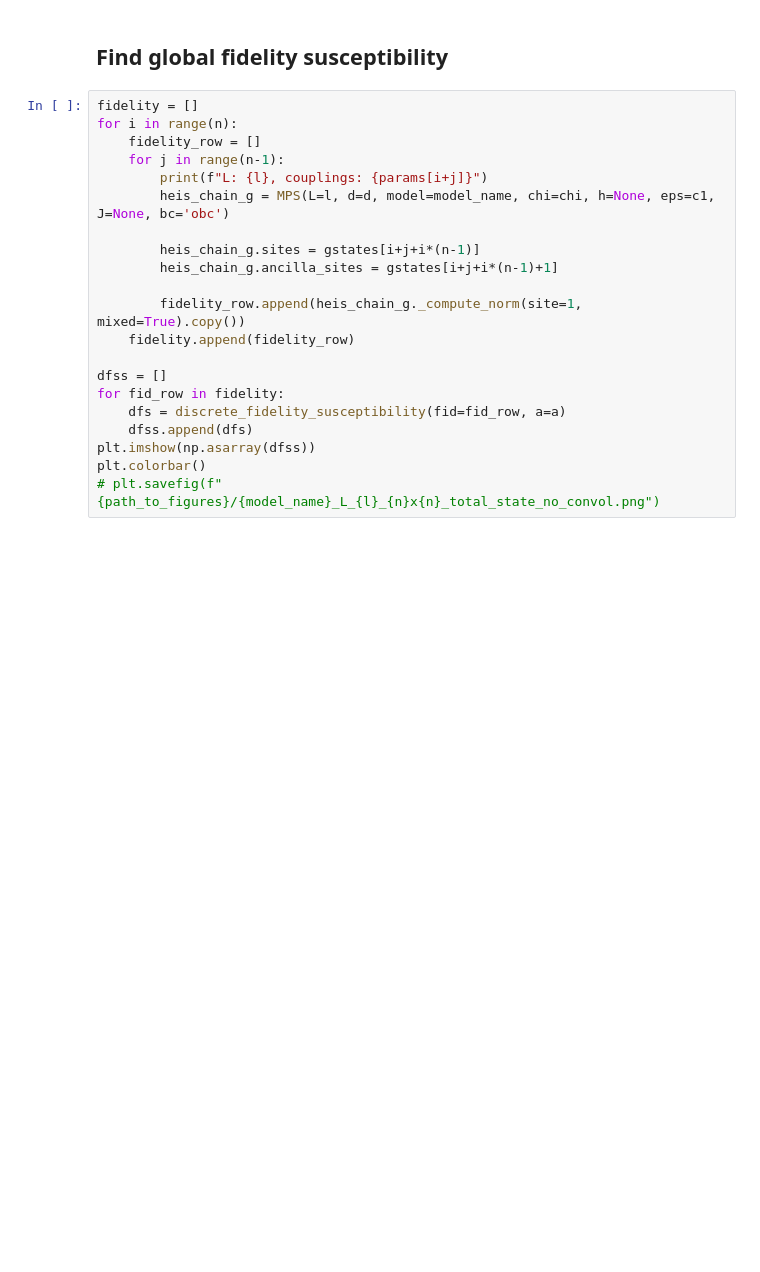
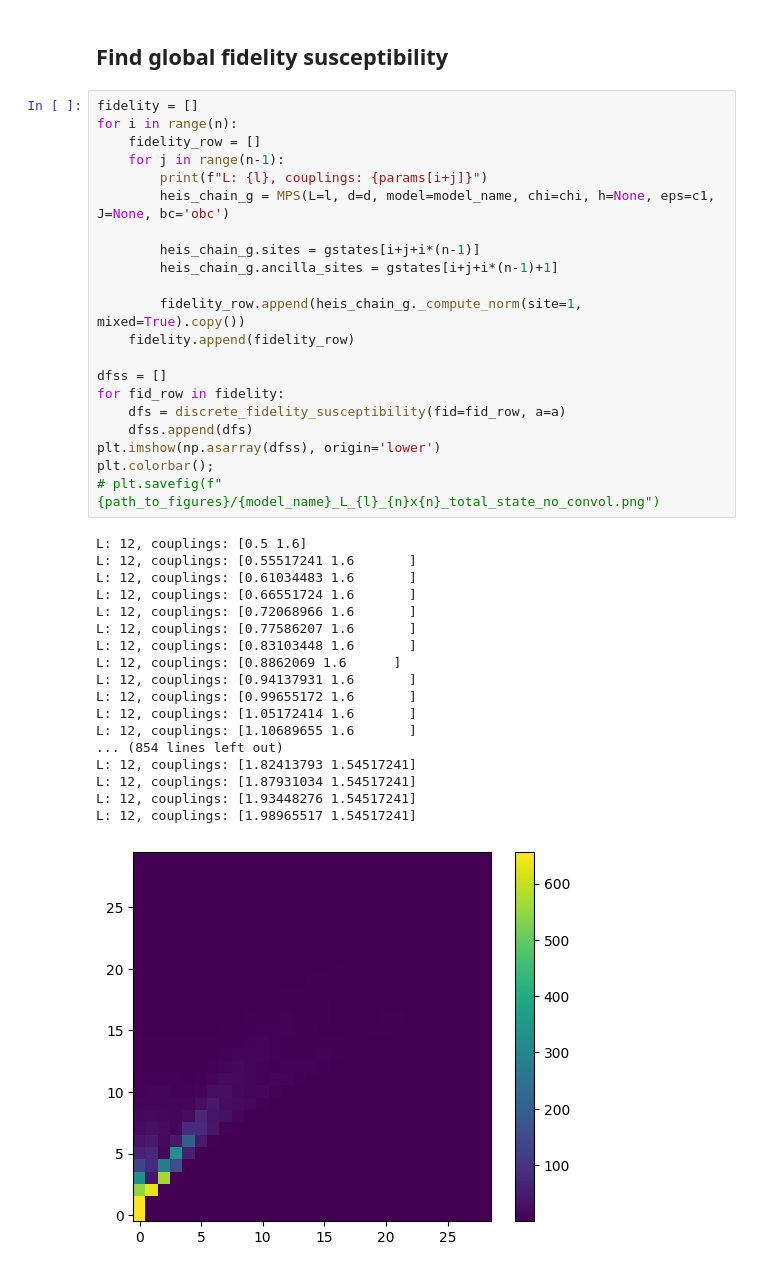
Before and after one commit to Fradm98/qupytex, a Jupyter notebook: src/qphaset/notebooks/final-global-vs-local-fidelity.ipynb, the cells around one changed output. Drawn from its saved outputs; the diff is of its cells as text; blank space fills up the shorter version.

```diff
--- a/src/qphaset/notebooks/final-global-vs-local-fidelity.ipynb
+++ b/src/qphaset/notebooks/final-global-vs-local-fidelity.ipynb
@@ -135,21 +160,40 @@ plt.colorbar()
 # %%
 fidelity = []
 for i in range(n):
     fidelity_row = []
     for j in range(n-1):
         print(f"L: {l}, couplings: {params[i+j]}")
         heis_chain_g = MPS(L=l, d=d, model=model_name, chi=chi, h=None, eps=c1, J=None, bc='obc')
 
         heis_chain_g.sites = gstates[i+j+i*(n-1)]
         heis_chain_g.ancilla_sites = gstates[i+j+i*(n-1)+1]
 
         fidelity_row.append(heis_chain_g._compute_norm(site=1, mixed=True).copy())
     fidelity.append(fidelity_row)
 
 dfss = []
 for fid_row in fidelity:
     dfs = discrete_fidelity_susceptibility(fid=fid_row, a=a)
     dfss.append(dfs)
-plt.imshow(np.asarray(dfss))
-plt.colorbar()
+plt.imshow(np.asarray(dfss), origin='lower')
+plt.colorbar();
 # plt.savefig(f"{path_to_figures}/{model_name}_L_{l}_{n}x{n}_total_state_no_convol.png")
+# %% [output]
+L: 12, couplings: [0.5 1.6]
+L: 12, couplings: [0.55517241 1.6       ]
+L: 12, couplings: [0.61034483 1.6       ]
+L: 12, couplings: [0.66551724 1.6       ]
+L: 12, couplings: [0.72068966 1.6       ]
+L: 12, couplings: [0.77586207 1.6       ]
+L: 12, couplings: [0.83103448 1.6       ]
+L: 12, couplings: [0.8862069 1.6      ]
+L: 12, couplings: [0.94137931 1.6       ]
+L: 12, couplings: [0.99655172 1.6       ]
+L: 12, couplings: [1.05172414 1.6       ]
+L: 12, couplings: [1.10689655 1.6       ]
+... (854 lines left out)
+L: 12, couplings: [1.82413793 1.54517241]
+L: 12, couplings: [1.87931034 1.54517241]
+L: 12, couplings: [1.93448276 1.54517241]
+L: 12, couplings: [1.98965517 1.54517241]
+[figure, added]
```
Also changed, not shown: parts of 6 cells of this notebook.
